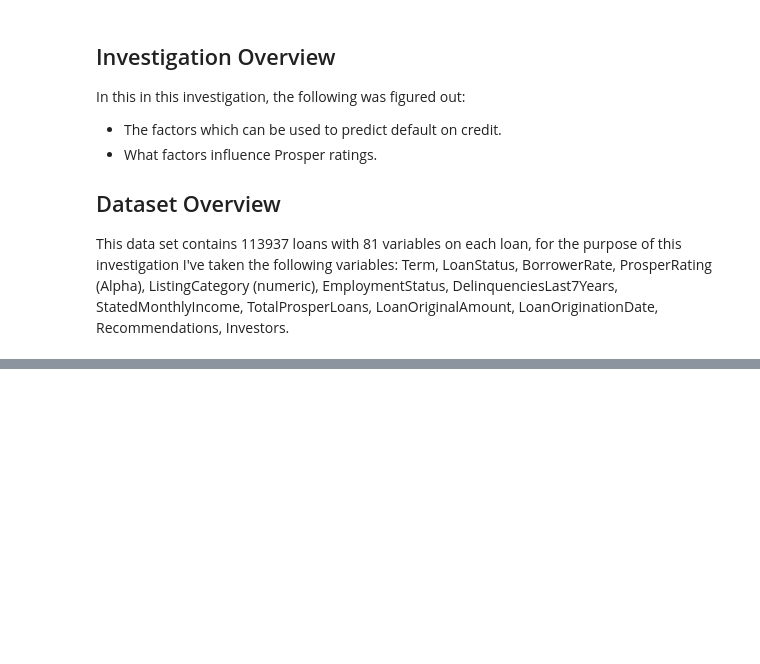
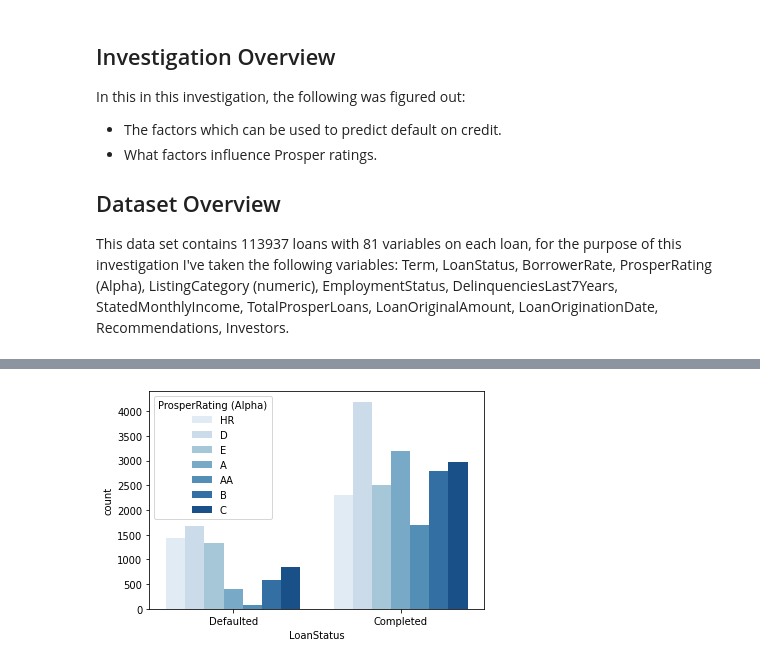
Before and after one commit to NgweBecky/Communicate-data-findings, a Jupyter notebook: Part_II_slide_deck.ipynb, the cells around one changed output, grey strips where cells are left out. Saved outputs shown, nothing was run; the diff lists cells and outputs as text; code cells hidden in the pictures; blank space fills up the shorter version.

```diff
--- a/Part_II_slide_deck.ipynb
+++ b/Part_II_slide_deck.ipynb
@@ -54,0 +79,21 @@ but feel free to add more if you'd like!
+# %%
+condition = (target_df['LoanStatus'] == 'Completed') | (target_df['LoanStatus'] == 'Defaulted') |\
+                  (target_df['LoanStatus'] == 'Chargedoff')
+target_df = target_df[condition]
+
+def change_to_defaulted(row):
+    if row['LoanStatus'] == 'Chargedoff':
+        return 'Defaulted'
+    else:
+        return row['LoanStatus']
+
+target_df['LoanStatus'] = target_df.apply(change_to_defaulted, axis=1)
+categories = {1: 'Debt Consolidation', 2: 'Home Improvement', 3: 'Business', 6: 'Auto', 7: 'Other'}
+def reduce_categorie(row):
+    loan_category = row['ListingCategory (numeric)']
+    if  loan_category in categories:
+        return categories[loan_category]
+    else:
+        return categories[7]
+
+target_df['ListingCategory (numeric)'] = target_df.apply(reduce_categorie, axis=1)
@@ -54,0 +105,4 @@ but feel free to add more if you'd like!
+# %%
+sns.countplot(data = target_df, x = 'LoanStatus', hue = 'ProsperRating (Alpha)', palette = 'Blues');
+# %% [output]
+[figure, added]
```
Also changed, not shown: parts of 33 cells of this notebook.
